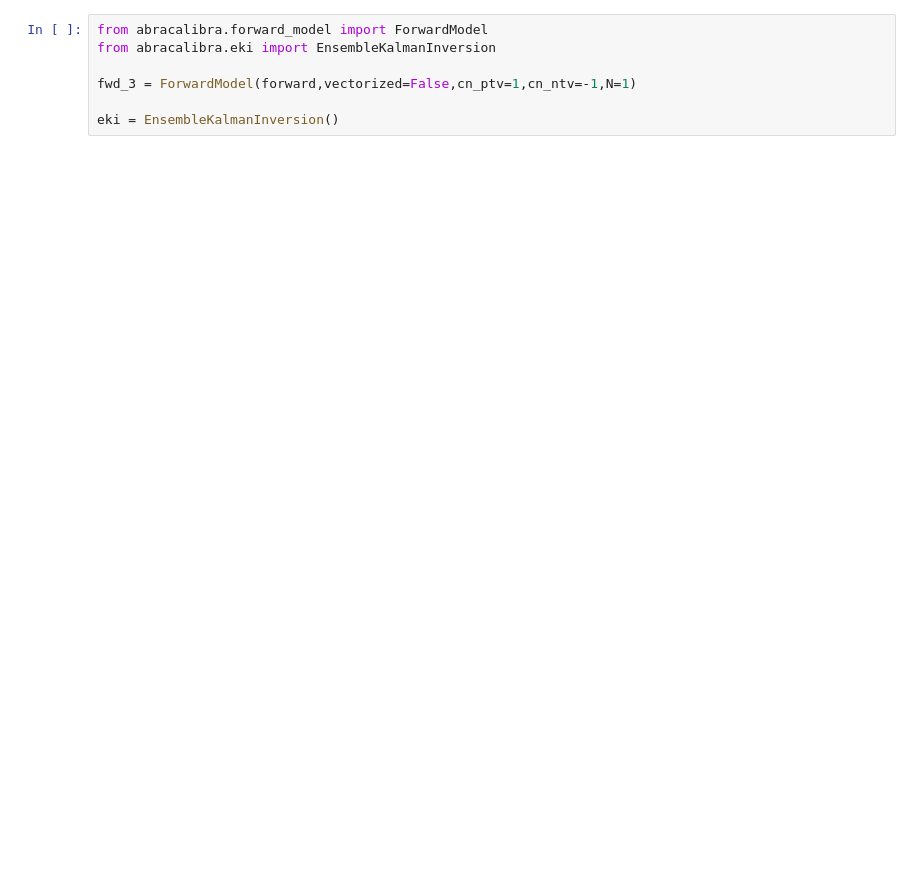
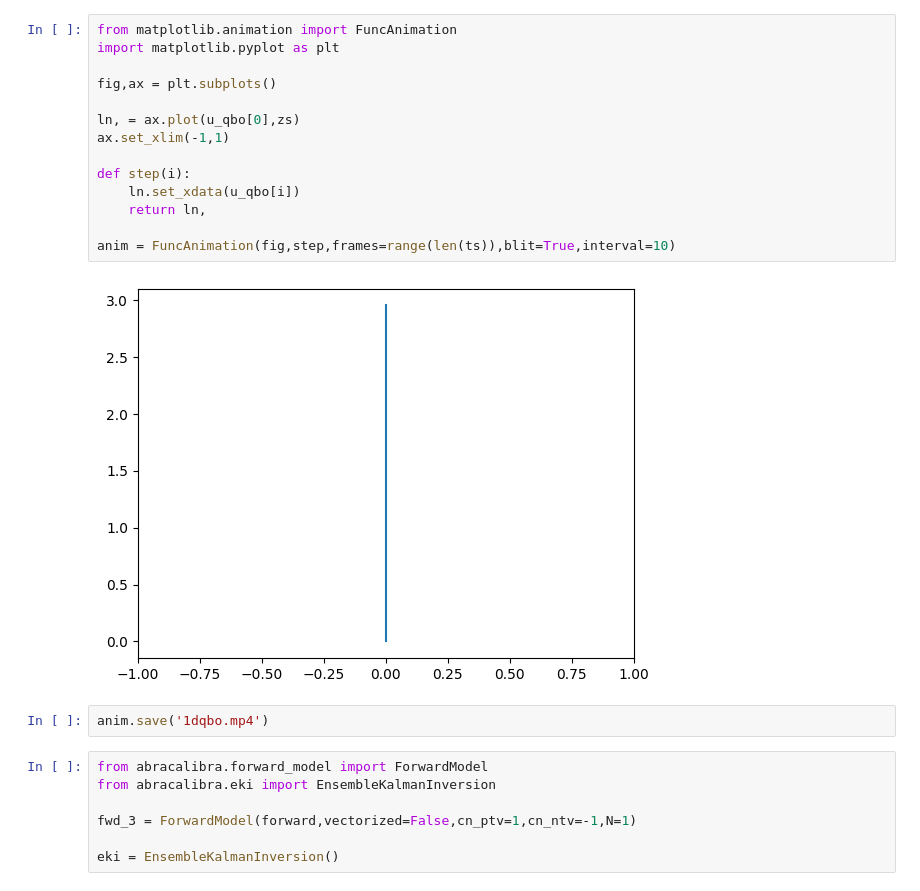
Before and after one commit to OneOneFour/abracalibra, a Jupyter notebook: examples/1d_qbo.ipynb, the cells around one changed output. Drawn from its saved outputs; the diff is of its cells as text; blank space fills up the shorter version.

```diff
--- a/examples/1d_qbo.ipynb
+++ b/examples/1d_qbo.ipynb
@@ -76,3 +76,21 @@ samples = torch.stack([forward(alpha,kappa,cn_ptv,cn_ntv,Fl,N) for _ in range(50
+# %%
+from matplotlib.animation import FuncAnimation
+import matplotlib.pyplot as plt
+
+fig,ax = plt.subplots()
+
+ln, = ax.plot(u_qbo[0],zs)
+ax.set_xlim(-1,1)
+
+def step(i):
+    ln.set_xdata(u_qbo[i])
+    return ln,
+
+anim = FuncAnimation(fig,step,frames=range(len(ts)),blit=True,interval=10)
+# %% [output]
+[figure, added]
+# %%
+anim.save('1dqbo.mp4')
 # %%
 from abracalibra.forward_model import ForwardModel
 from abracalibra.eki import EnsembleKalmanInversion
```
Also changed, not shown: parts of 3 cells of this notebook, 6 other files.
